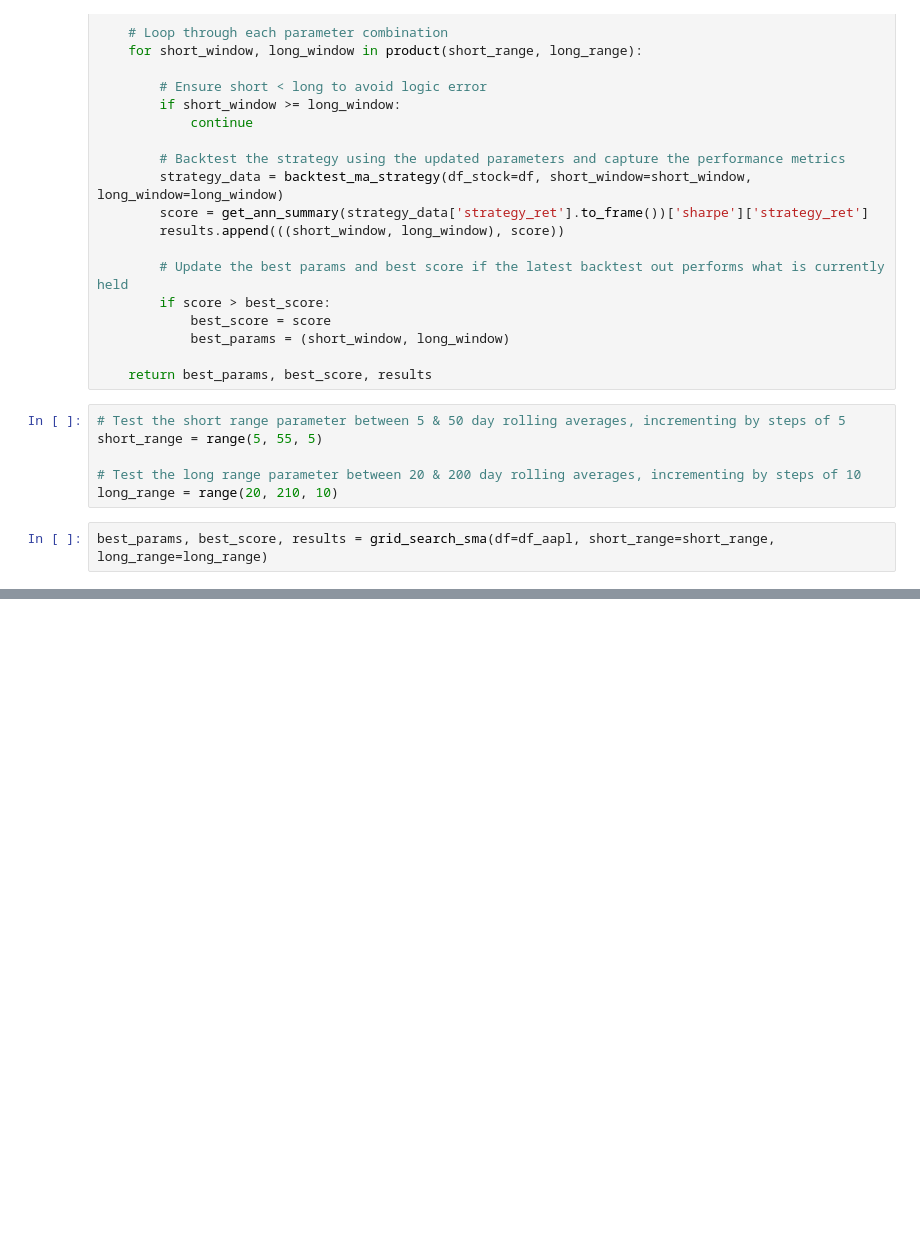
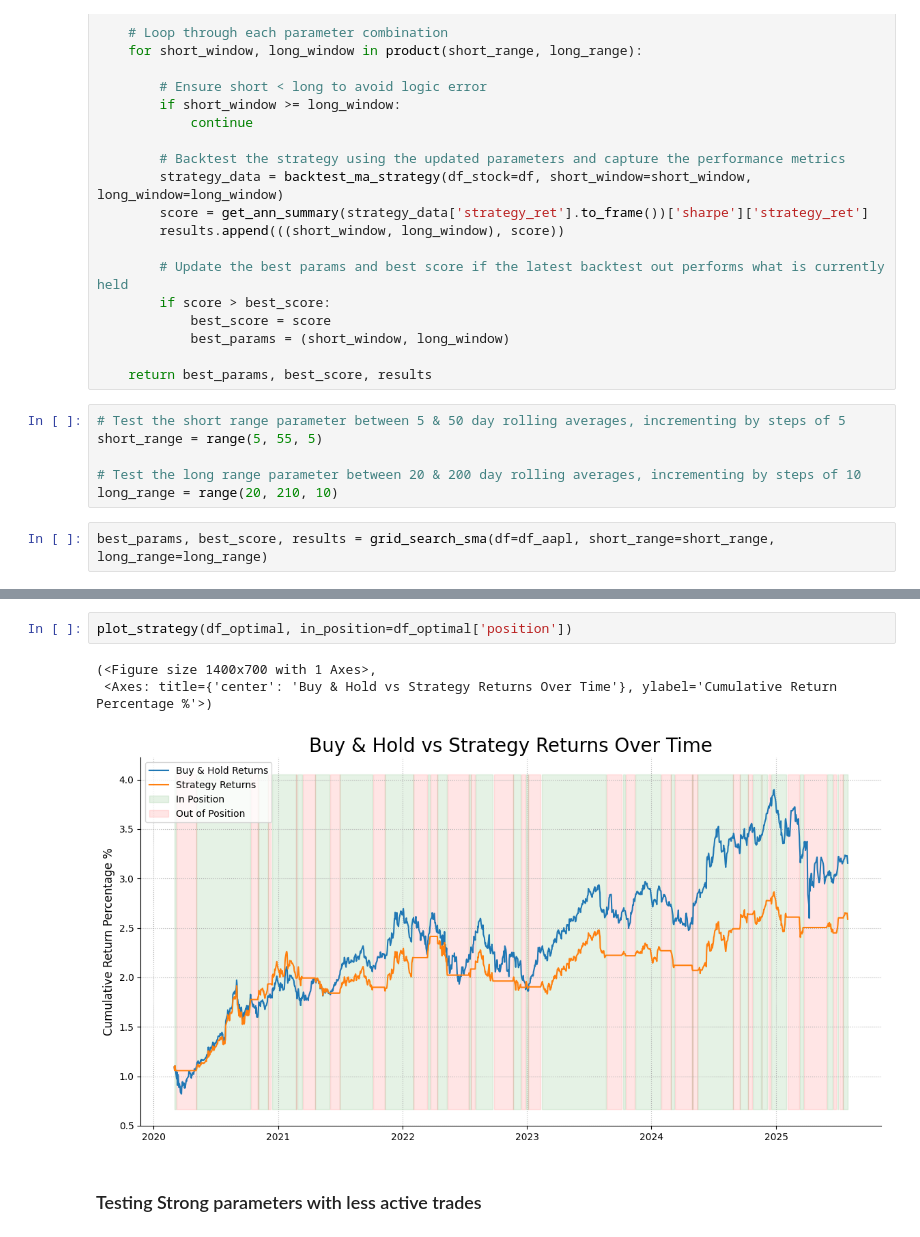
Before and after one commit to JamieW365/trading_algos, a Jupyter notebook: notebooks/simple_ma_crossover.ipynb, the cells around one changed output, grey strips where cells are left out. Cells and saved outputs as stored; diff of their text form; blank space fills up the shorter version.

```diff
--- a/notebooks/simple_ma_crossover.ipynb
+++ b/notebooks/simple_ma_crossover.ipynb
@@ -534,0 +530,8 @@ plot_windows(df_optimal)
+# %%
+plot_strategy(df_optimal, in_position=df_optimal['position'])
+# %% [output]
+(<Figure size 1400x700 with 1 Axes>,
+ <Axes: title={'center': 'Buy & Hold vs Strategy Returns Over Time'}, ylabel='Cumulative Return Percentage %'>)
+[figure, added]
+# %% [markdown]
+### Testing Strong parameters with less active trades
```
Also changed, not shown: parts of 22 cells of this notebook.
